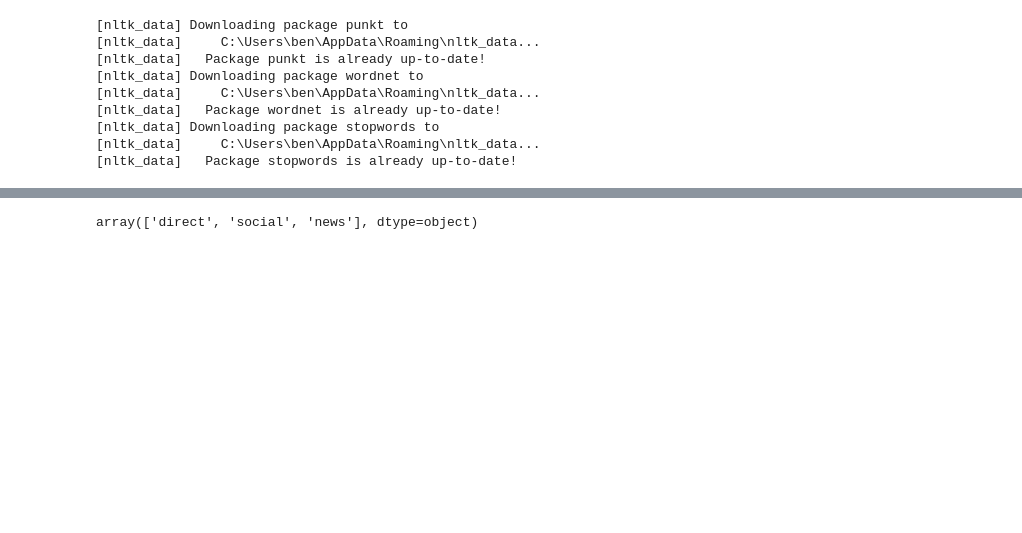
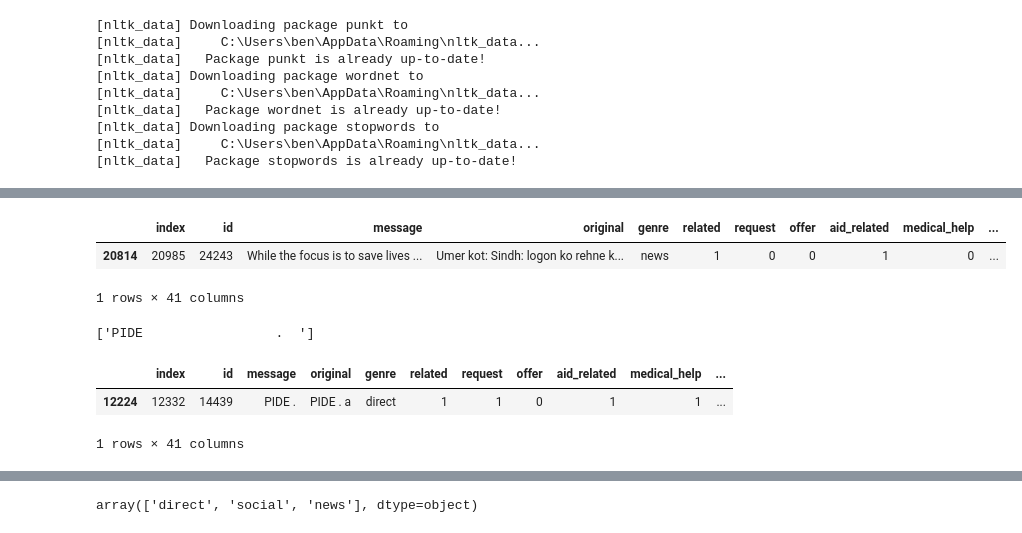
Before and after one commit to bwenner/DisasterResponsePipeline, a Jupyter notebook: ML Pipeline Preparation.ipynb, the cells around one changed output, grey strips where cells are left out. Saved outputs shown, nothing was run; the diff lists cells and outputs as text; code cells hidden in the pictures; blank space fills up the shorter version.

```diff
--- a/ML Pipeline Preparation.ipynb
+++ b/ML Pipeline Preparation.ipynb
@@ -72,0 +187,16 @@ dtype: float64
+# %%
+df[df.index == 20814]
+# %% [output]
+|  | index | id | message | original | genre | related | request | offer | aid_related | medical_help | ... |
+| 20814 | 20985 | 24243 | While the focus is to save lives ... | Umer kot: Sindh: logon ko rehne k... | news | 1 | 0 | 0 | 1 | 0 | ... |
+1 rows × 41 columns
+# %%
+print(list(df[df.index == 12224 ].message))
+# %% [output]
+['PIDE                 .  ']
+# %%
+df[df.index == 12224]
+# %% [output]
+|  | index | id | message | original | genre | related | request | offer | aid_related | medical_help | ... |
+| 12224 | 12332 | 14439 | PIDE . | PIDE . a | direct | 1 | 1 | 0 | 1 | 1 | ... |
+1 rows × 41 columns
```
Also changed, not shown: parts of 26 cells of this notebook, 2 other files.
